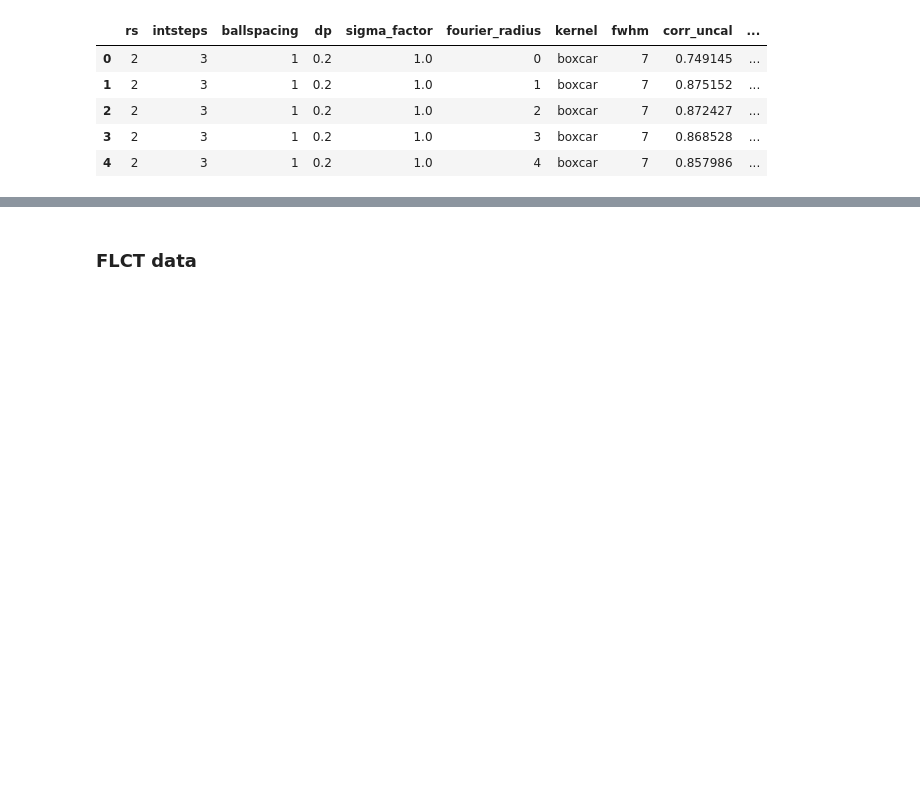
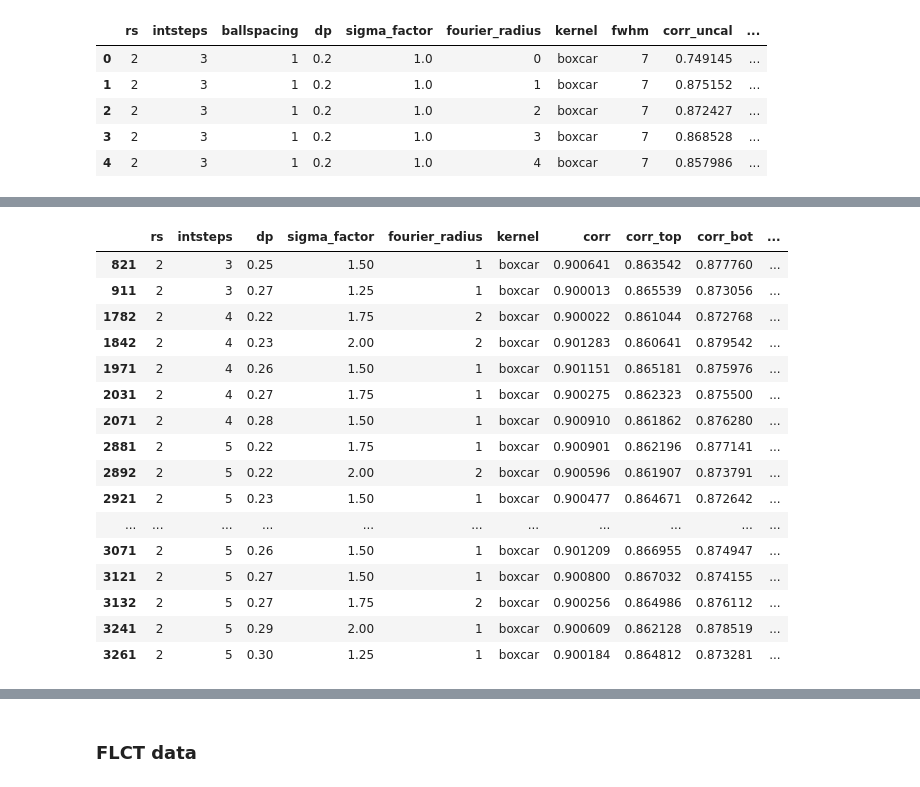
Before and after one commit to raphael-attie/sunflower, a Jupyter notebook: Comparisons/FLCT_Balltracking.ipynb, the cells around one changed output, grey strips where cells are left out. Saved outputs shown, nothing was run; the diff lists cells and outputs as text; code cells hidden in the pictures; blank space fills up the shorter version.

```diff
--- a/Comparisons/FLCT_Balltracking.ipynb
+++ b/Comparisons/FLCT_Balltracking.ipynb
@@ -126,0 +137,20 @@ caldf.iloc[[np.argmax(caldf['corr'].values), np.argmax(caldf['corr_top'].values)
+# %%
+caldf.query("corr > 0.9").iloc[:, idx_cols]
+# %% [output]
+|  | rs | intsteps | dp | sigma_factor | fourier_radius | kernel | corr | corr_top | corr_bot | ... |
+| 821 | 2 | 3 | 0.25 | 1.50 | 1 | boxcar | 0.900641 | 0.863542 | 0.877760 | ... |
+| 911 | 2 | 3 | 0.27 | 1.25 | 1 | boxcar | 0.900013 | 0.865539 | 0.873056 | ... |
+| 1782 | 2 | 4 | 0.22 | 1.75 | 2 | boxcar | 0.900022 | 0.861044 | 0.872768 | ... |
+| 1842 | 2 | 4 | 0.23 | 2.00 | 2 | boxcar | 0.901283 | 0.860641 | 0.879542 | ... |
+| 1971 | 2 | 4 | 0.26 | 1.50 | 1 | boxcar | 0.901151 | 0.865181 | 0.875976 | ... |
+| 2031 | 2 | 4 | 0.27 | 1.75 | 1 | boxcar | 0.900275 | 0.862323 | 0.875500 | ... |
+| 2071 | 2 | 4 | 0.28 | 1.50 | 1 | boxcar | 0.900910 | 0.861862 | 0.876280 | ... |
+| 2881 | 2 | 5 | 0.22 | 1.75 | 1 | boxcar | 0.900901 | 0.862196 | 0.877141 | ... |
+| 2892 | 2 | 5 | 0.22 | 2.00 | 2 | boxcar | 0.900596 | 0.861907 | 0.873791 | ... |
+| 2921 | 2 | 5 | 0.23 | 1.50 | 1 | boxcar | 0.900477 | 0.864671 | 0.872642 | ... |
+| ... | ... | ... | ... | ... | ... | ... | ... | ... | ... | ... |
+| 3071 | 2 | 5 | 0.26 | 1.50 | 1 | boxcar | 0.901209 | 0.866955 | 0.874947 | ... |
+| 3121 | 2 | 5 | 0.27 | 1.50 | 1 | boxcar | 0.900800 | 0.867032 | 0.874155 | ... |
+| 3132 | 2 | 5 | 0.27 | 1.75 | 2 | boxcar | 0.900256 | 0.864986 | 0.876112 | ... |
+| 3241 | 2 | 5 | 0.29 | 2.00 | 1 | boxcar | 0.900609 | 0.862128 | 0.878519 | ... |
+| 3261 | 2 | 5 | 0.30 | 1.25 | 1 | boxcar | 0.900184 | 0.864812 | 0.873281 | ... |
```
Also changed, not shown: parts of 4 cells of this notebook, 1 other file.
